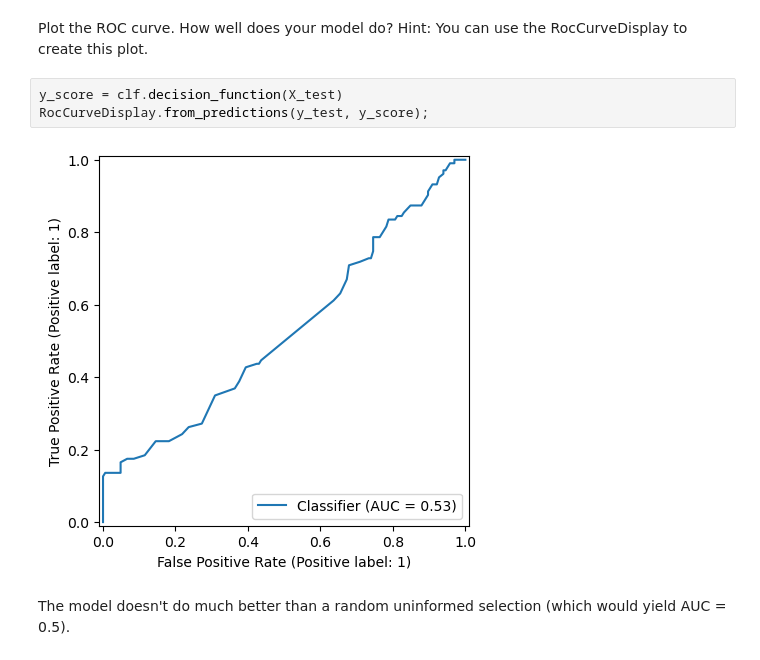
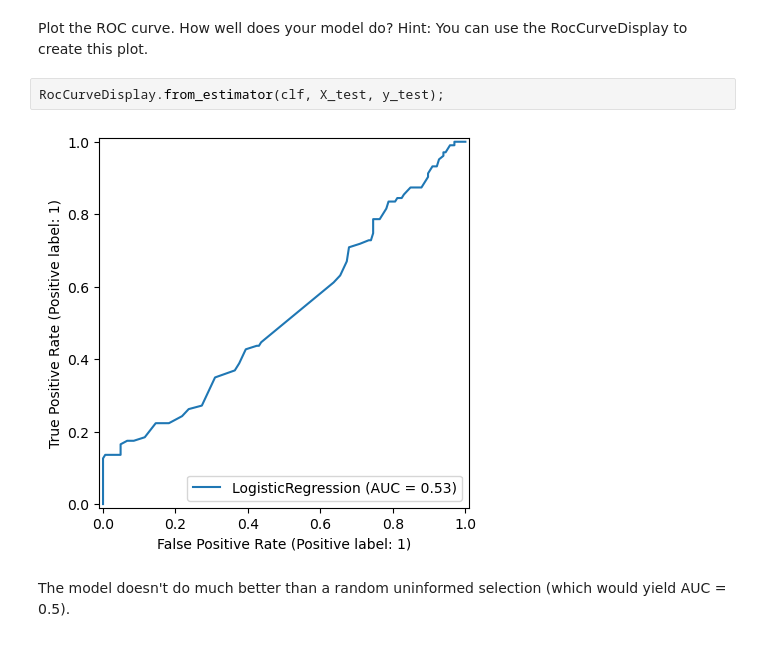
Before and after one commit to nss-data-science-cohort-9/ml-exercise-2-aezell314, a Jupyter notebook: ML Classification Exercise.ipynb, the cells around one changed output. Drawn from its saved outputs; the diff is of its cells as text.

```diff
--- a/ML Classification Exercise.ipynb
+++ b/ML Classification Exercise.ipynb
@@ -73,10 +90,9 @@ The model did not predict that anyone survived. It correctly predicted 165 death
 # %% [markdown]
 Plot the ROC curve. How well does your model do? Hint: You can use the RocCurveDisplay to create this plot.
 # %%
-y_score = clf.decision_function(X_test)
-RocCurveDisplay.from_predictions(y_test, y_score);
+RocCurveDisplay.from_estimator(clf, X_test, y_test);
 # %% [output]
-[figure, old version]
+[figure, new version]
 # %% [markdown]
 The model doesn't do much better than a random uninformed selection (which would yield AUC = 0.5).
 # %% [markdown]
```
Also changed, not shown: parts of 24 cells of this notebook.
